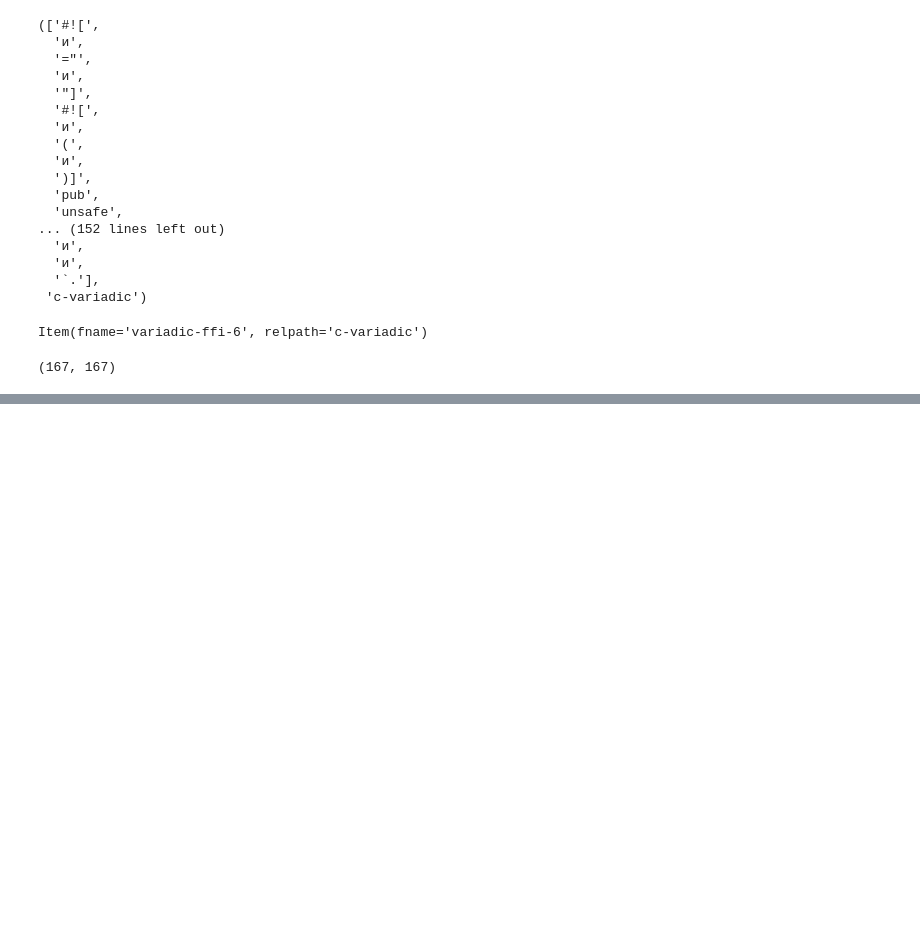
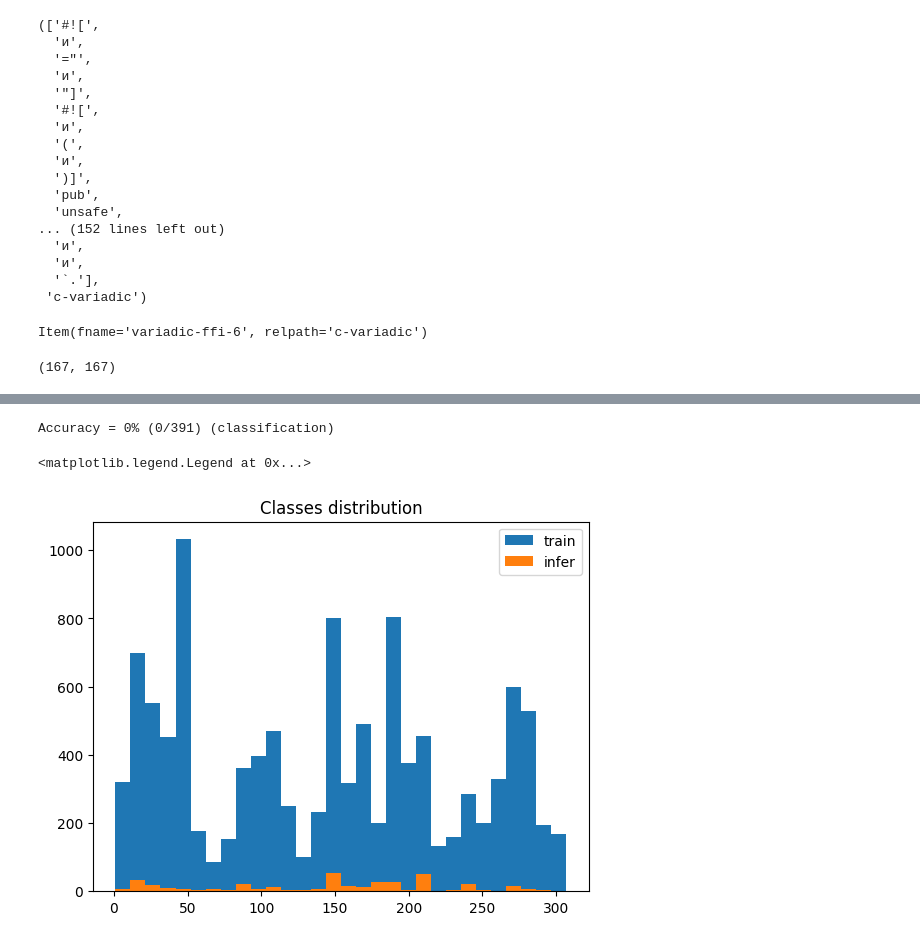
Before and after one commit to cinemere/code-classification, a Jupyter notebook: notebooks/baseline_sandbox.ipynb, the cells around one changed output, grey strips where cells are left out. Drawn from its saved outputs; the diff is of its cells as text; code cells hidden in the pictures; blank space fills up the shorter version.

```diff
--- a/notebooks/baseline_sandbox.ipynb
+++ b/notebooks/baseline_sandbox.ipynb
@@ -240,0 +308,4 @@ def tokens2features(tokens, generalized_tokens):
+# %%
+prob  = problem(y, x)
+param = parameter('-s 5')
+m = train(prob, param)
@@ -240,0 +330,8 @@ def tokens2features(tokens, generalized_tokens):
+# %%
+infer = BaselineDataset(mode='infer')
+# %%
+_, x_infer = get_input_data(infer)
+# %%
+p_labels, _, p_vals = predict([], x_infer, m)
+# %% [output]
+Accuracy = 0% (0/391) (classification)
@@ -240,0 +341,11 @@ def tokens2features(tokens, generalized_tokens):
+# %%
+import matplotlib.pyplot as plt
+
+bins = 30
+plt.hist(y, bins=bins, label='train')
+plt.hist(p_labels, bins=bins, label='infer')
+plt.title('Classes distribution')
+plt.legend()
+# %% [output]
+<matplotlib.legend.Legend at 0x...>
+[figure, added]
```
Also changed, not shown: parts of 10 cells of this notebook, 1 other file.
